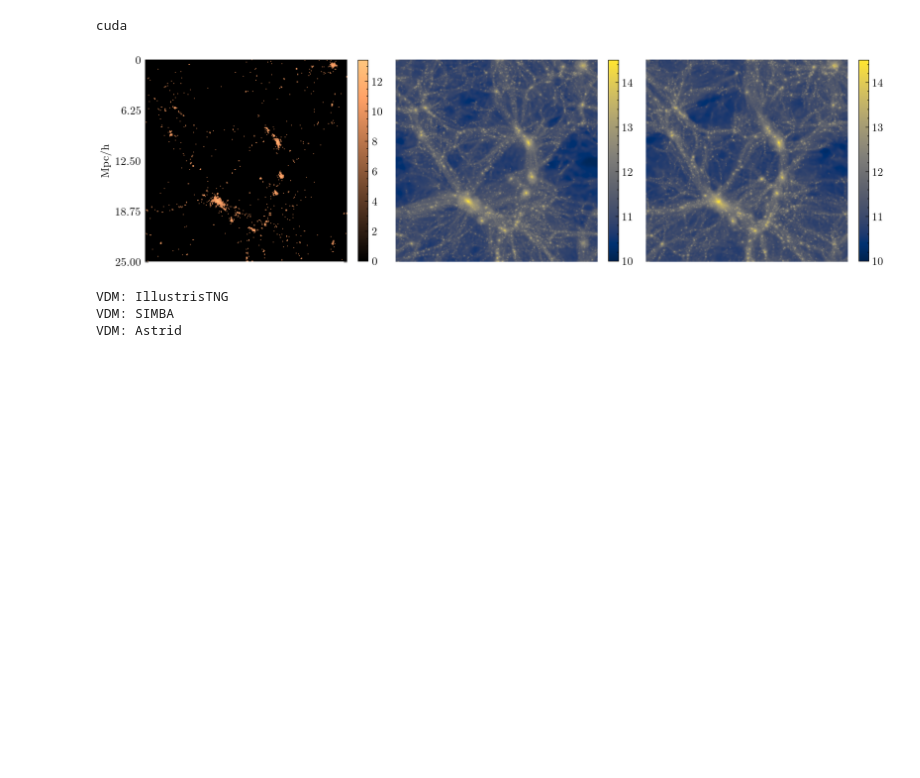
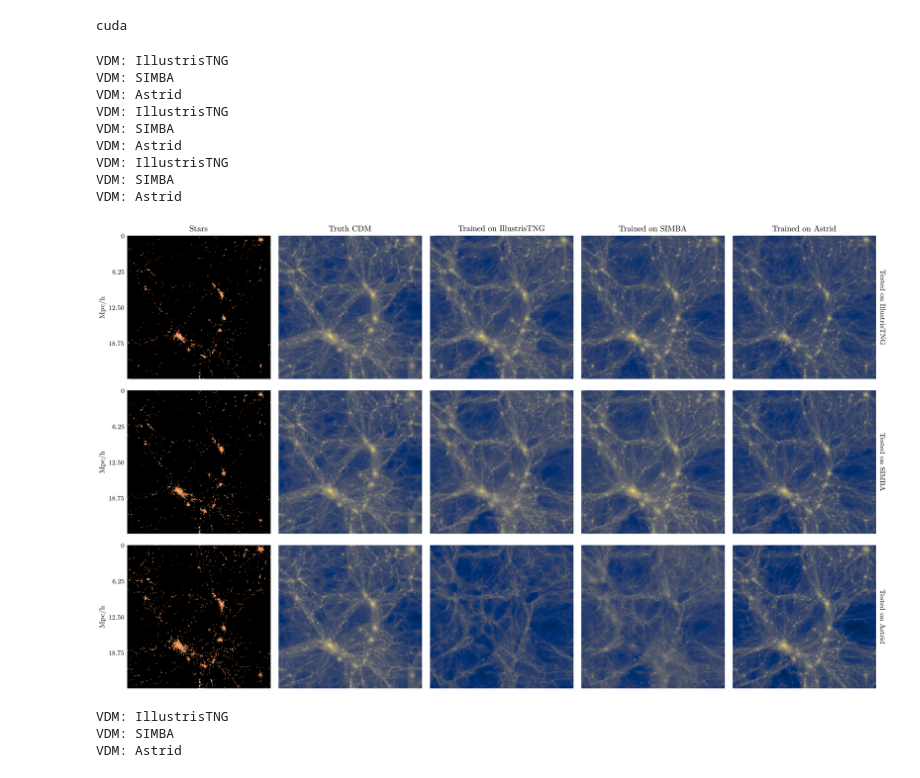
Before and after one commit to victoriaono/variational-diffusion-cdm, a Jupyter notebook: notebooks/plot_cross_data.ipynb, the cells around one changed output. Saved outputs shown, nothing was run; the diff lists cells and outputs as text; code cells hidden in the pictures; blank space fills up the shorter version.

```diff
--- a/notebooks/plot_cross_data.ipynb
+++ b/notebooks/plot_cross_data.ipynb
@@ -103,27 +103,52 @@ sample = vdm.draw_samples(
             )
 sample = sample * std_target + mean_target
 # %%
-fig, axes = plt.subplots(1,3, figsize=(10,3))
-img = axes[0].imshow(mass_mstar[0].squeeze(), cmap='copper')
-fig.colorbar(img, ax=axes[0], fraction=0.045)
-axes[0].spines['top'].set_visible(False)
-axes[0].spines['left'].set_visible(False)
-axes[0].spines['bottom'].set_visible(False)
-axes[0].spines['right'].set_visible(False)
-axes[0].set_xticks([])
-axes[0].set_yticks([0., 64., 128., 192., 256.], labels=["0", "6.25", "12.50", "18.75", "25.00"])
-axes[0].set_ylabel("Mpc/h")
-img = axes[1].imshow(mass_cdm[0].squeeze(), cmap='cividis',vmin=10,vmax=14.5)
-fig.colorbar(img, ax=axes[1], fraction=0.045)
-axes[1].axis('off')
+fig, axes = plt.subplots(3,5, figsize=(15,9))
 
-img = axes[2].imshow(sample.squeeze().cpu(), cmap='cividis',vmin=10, vmax=14.5)
-fig.colorbar(img, ax=axes[2], fraction=0.045)
-axes[2].axis('off')
+for row, test in enumerate(datasets):
+    axes[row,0].spines['top'].set_visible(False)
+    axes[row,0].spines['left'].set_visible(False)
+    axes[row,0].spines['bottom'].set_visible(False)
+    axes[row,0].spines['right'].set_visible(False)
+    axes[row,0].set_xticks([])
+    axes[row,0].set_yticks([0., 64., 128., 192., 256.], labels=["0", "6.25", "12.50", "18.75", "25.00"])
+    axes[row,0].set_ylabel("Mpc/h")
+    axes[0,0].set_title("Stars")
+    axes[row,0].imshow(data[test]['star'][0].squeeze(), cmap='copper')
+    axes[row,1].imshow(data[test]['dm'][0].squeeze(), cmap='cividis',vmin=10,vmax=14.5)
+    axes[row,1].axis('off')
+    axes[0,1].set_title("Truth CDM")
+    for i, train in enumerate(datasets):
+        vdm = load_model(train)
+        torch.manual_seed(13)
+        sample = vdm.draw_samples(
+                        conditioning=normed_data[test]['star'][0].to(device),
+                        batch_size=1,
+                        n_sampling_steps=vdm.hparams.n_sampling_steps,
+                    )
+        mean_target = constants.norms[test][2]
+        std_target = constants.norms[test][3]
+        sample = sample * std_target + mean_target
+        ax = axes[row,i+2]
+        ax.imshow(sample.squeeze().cpu(), cmap='cividis', vmin=10, vmax=14.5)
+        ax.axis('off')
+        if row == 0:
+            ax.set_title(f"Trained on {train}")
+        if i == 2:
+            ax.text(1.02, 0.5, f"Tested on {test}", transform=ax.transAxes, va='center', rotation=270.)
+
 plt.tight_layout()
-plt.title(dataset)
 # %% [output]
+VDM: IllustrisTNG
+VDM: SIMBA
+VDM: Astrid
+VDM: IllustrisTNG
+VDM: SIMBA
+VDM: Astrid
+VDM: IllustrisTNG
+VDM: SIMBA
+VDM: Astrid
-[figure, old version]
+[figure, new version]
 # %%
 def generate_samples(vdm, conditioning, batch_size=10, n=10):
 
```
Also changed, not shown: parts of 10 cells of this notebook, 5 other files.
